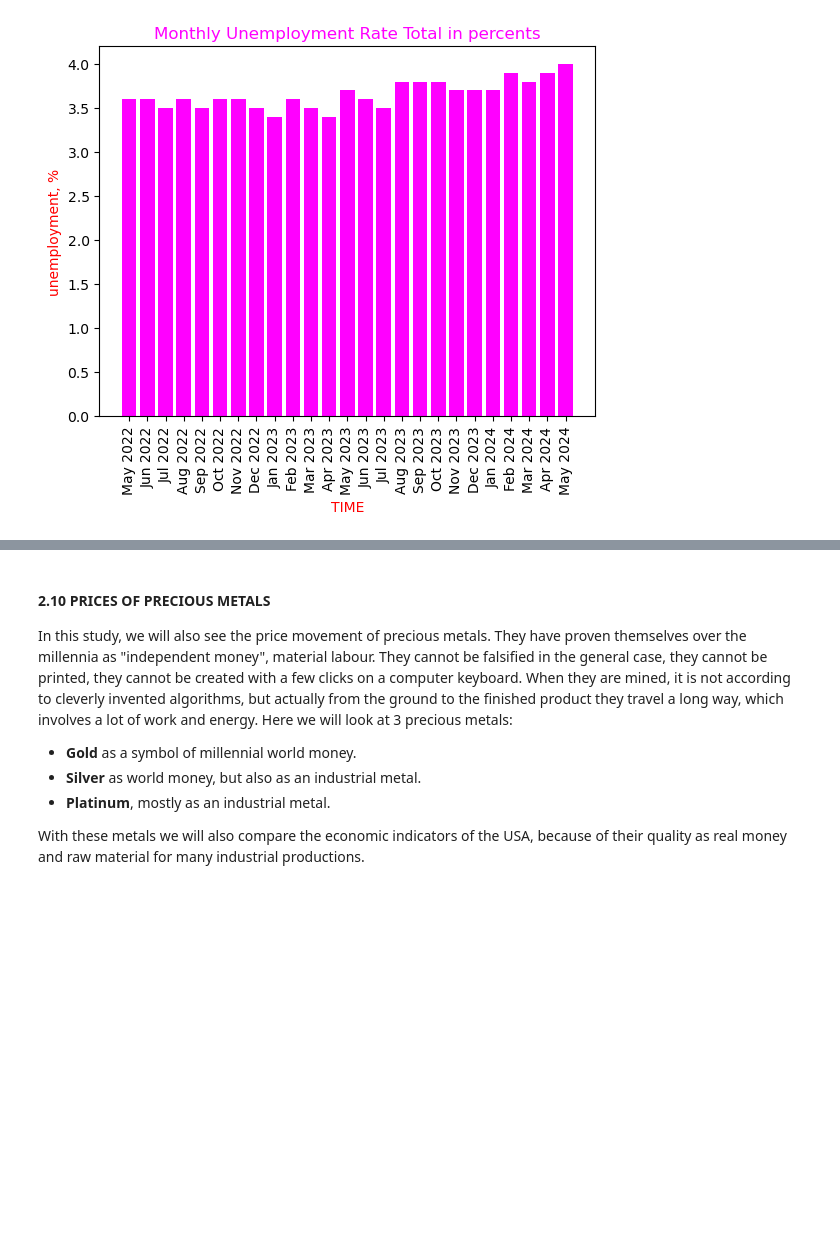
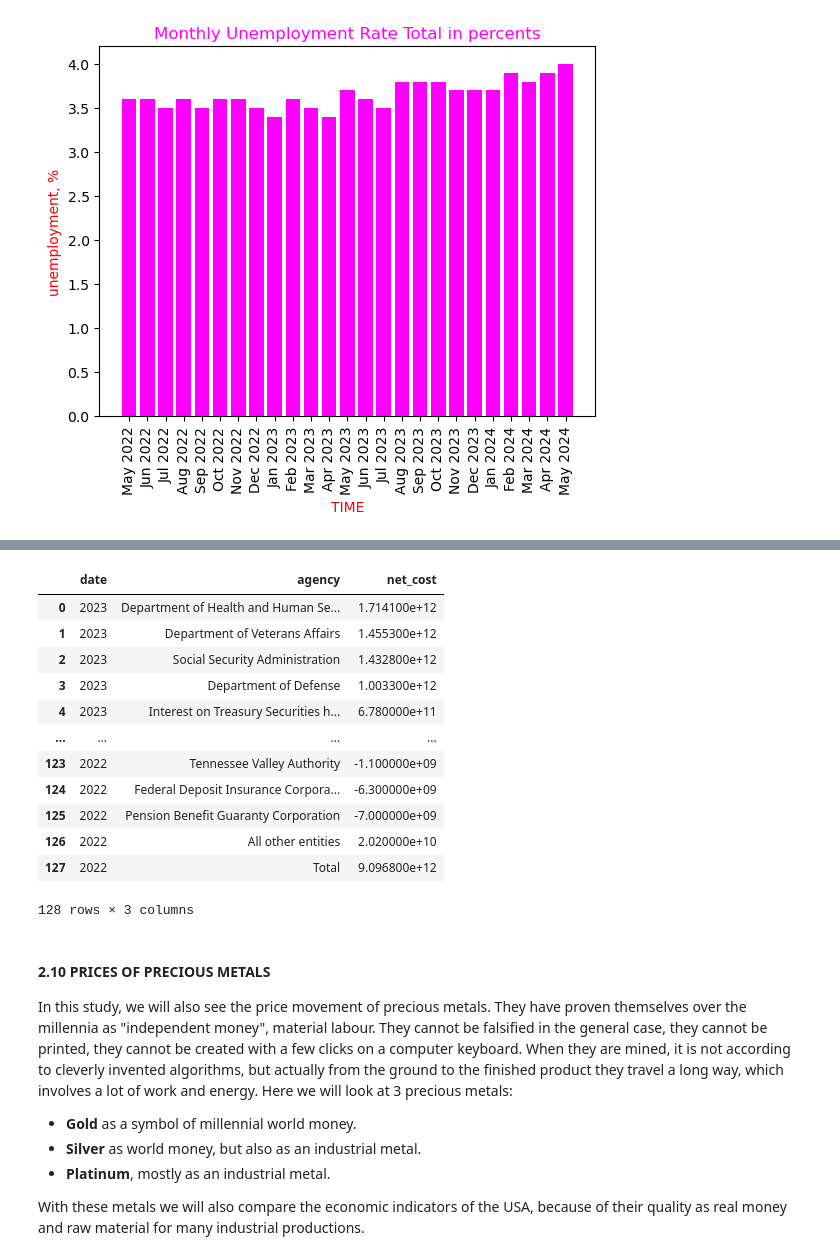
Before and after one commit to Engineer194/Macroeconomic-Analysis-of-the-US-Economy---Part-1, a Jupyter notebook: DATA_Project_v.1.ipynb, the cells around one changed output, grey strips where cells are left out. Saved outputs shown, nothing was run; the diff lists cells and outputs as text; code cells hidden in the pictures; blank space fills up the shorter version.

```diff
--- a/DATA_Project_v.1.ipynb
+++ b/DATA_Project_v.1.ipynb
@@ -488,3 +507,39 @@ None
+# %%
+# We leave only the requested columns...
+keep_col = ['Statement Fiscal Year', 'Agency Name', 'Net Cost (in Billions)']
+budget_filtered = budget[keep_col]
+
+# rename columns
+budget_filtered.columns = ["date", "agency", 'net_cost']
+
+# Convert to dollars.
+budget_filtered.loc[:, "net_cost"] = budget_filtered["net_cost"] * 1_000_000_000
+
+# We leave only the requested dates...
+# Create a deep copy of the DataFrame to avoid setting on a copy
+budget_filtered = budget_filtered.copy()
+
+# Convert 'date' to string
+budget_filtered['date'] = budget_filtered['date'].astype(str)
+
+# Filter by date
+budget_filtered = budget_filtered[budget_filtered['date'] >= '2022']
+
+budget_filtered
+# %% [output]
+|  | date | agency | net_cost |
+| 0 | 2023 | Department of Health and Human Se... | 1.714100e+12 |
+| 1 | 2023 | Department of Veterans Affairs | 1.455300e+12 |
+| 2 | 2023 | Social Security Administration | 1.432800e+12 |
+| 3 | 2023 | Department of Defense | 1.003300e+12 |
+| 4 | 2023 | Interest on Treasury Securities h... | 6.780000e+11 |
+| ... | ... | ... | ... |
+| 123 | 2022 | Tennessee Valley Authority | -1.100000e+09 |
+| 124 | 2022 | Federal Deposit Insurance Corpora... | -6.300000e+09 |
+| 125 | 2022 | Pension Benefit Guaranty Corporation | -7.000000e+09 |
+| 126 | 2022 | All other entities | 2.020000e+10 |
+| 127 | 2022 | Total | 9.096800e+12 |
+128 rows × 3 columns
 # %% [markdown]
 #### 2.10 PRICES OF PRECIOUS METALS
 
```
Also changed, not shown: parts of 4 cells of this notebook.
